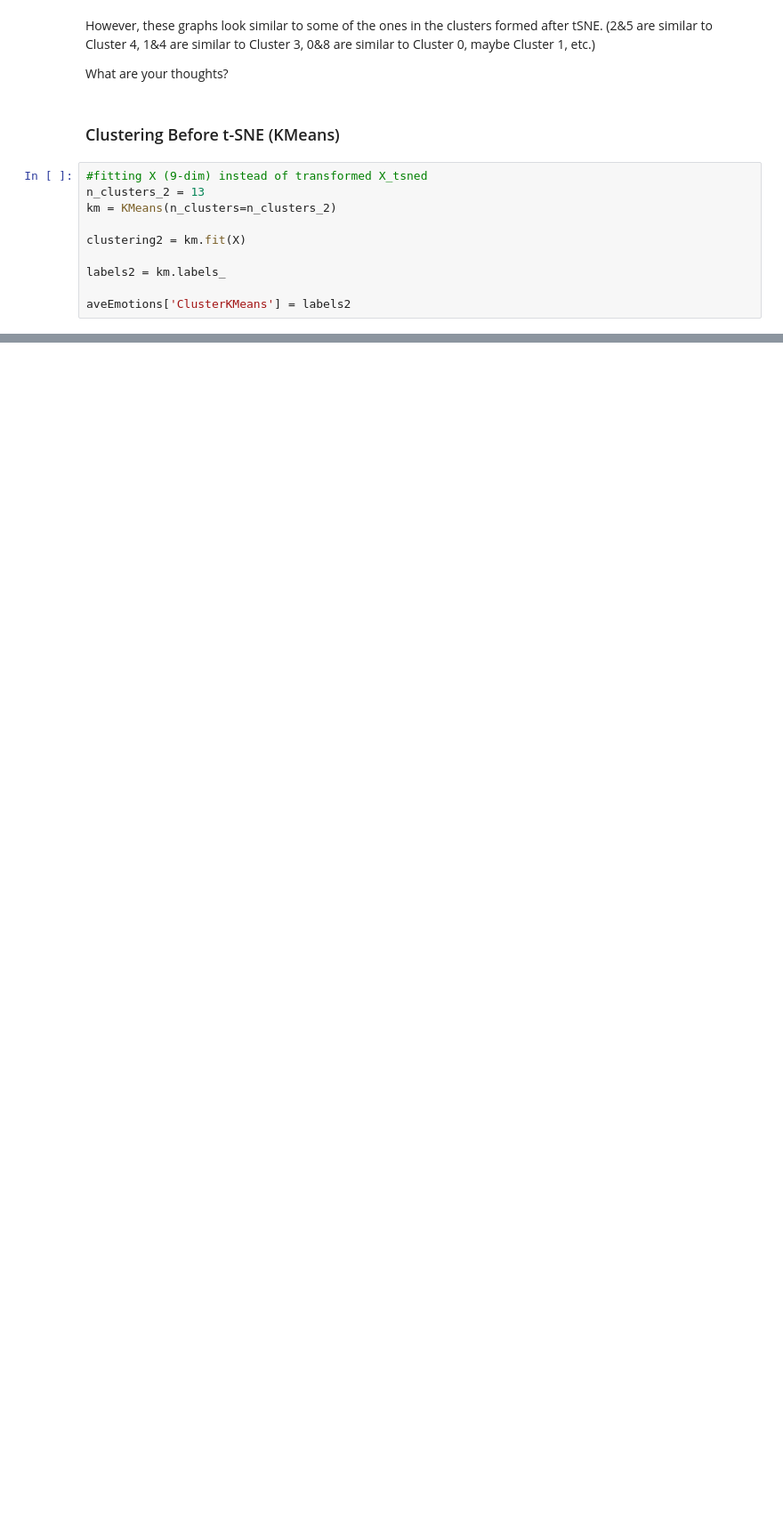
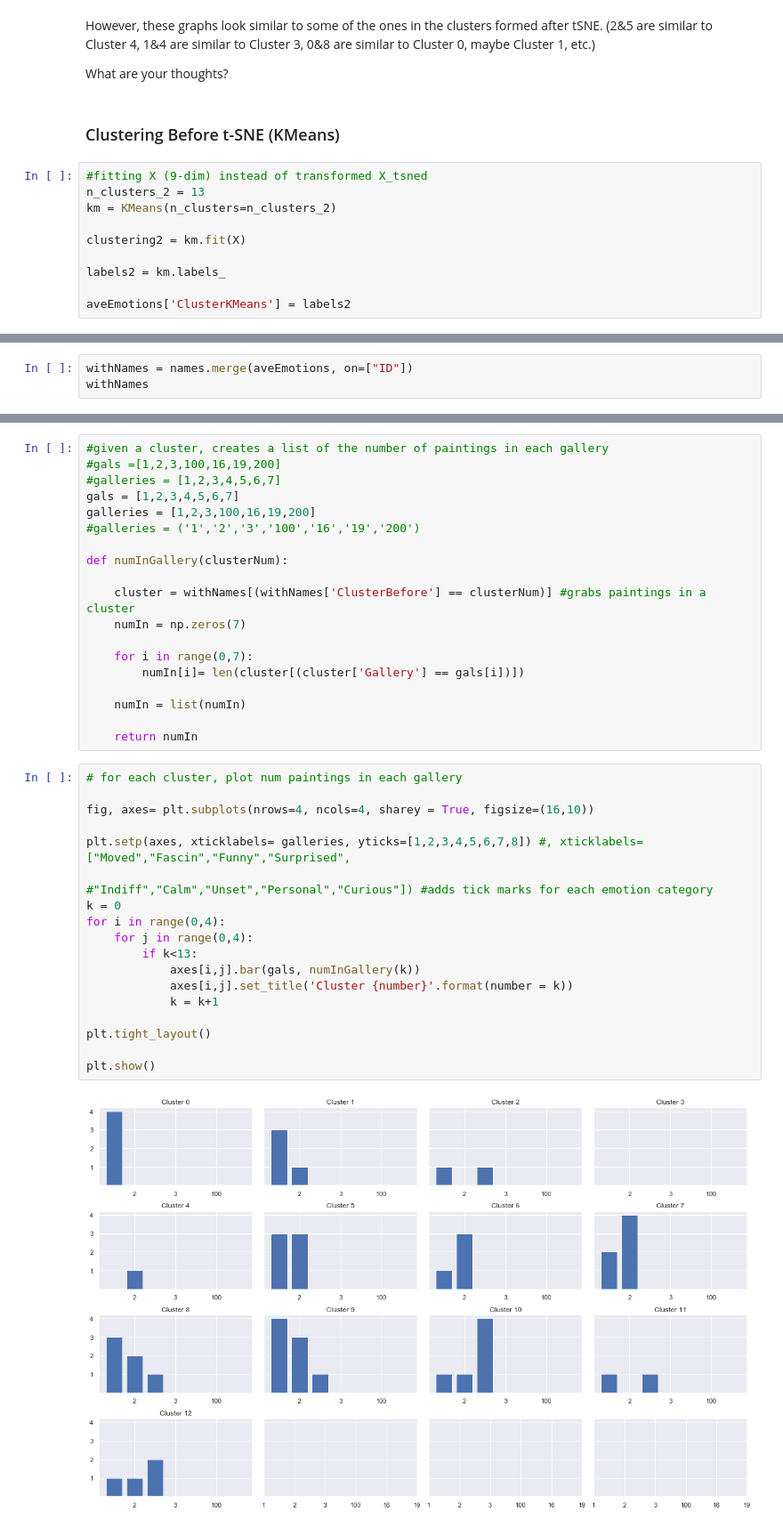
Before and after one commit to roberttwomey/art-and-empathy, a Jupyter notebook: sdma_clustering.ipynb, the cells around one changed output, grey strips where cells are left out. Shown: that part at 89% size. Saved outputs shown, nothing was run; the diff lists cells and outputs as text; blank space fills up the shorter version.

Commit message:
additional clustering analysis

```diff
--- a/sdma_clustering.ipynb
+++ b/sdma_clustering.ipynb
@@ -355,0 +377,3 @@ plt.show()
+# %%
+withNames = names.merge(aveEmotions, on=["ID"])
+withNames
@@ -355,0 +394,39 @@ plt.show()
+# %%
+#given a cluster, creates a list of the number of paintings in each gallery
+#gals =[1,2,3,100,16,19,200]
+#galleries = [1,2,3,4,5,6,7]
+gals = [1,2,3,4,5,6,7]
+galleries = [1,2,3,100,16,19,200]
+#galleries = ('1','2','3','100','16','19','200')
+
+def numInGallery(clusterNum):
+
+    cluster = withNames[(withNames['ClusterBefore'] == clusterNum)] #grabs paintings in a cluster
+    numIn = np.zeros(7)
+
+    for i in range(0,7):
+        numIn[i]= len(cluster[(cluster['Gallery'] == gals[i])])
+
+    numIn = list(numIn)
+
+    return numIn
+# %%
+# for each cluster, plot num paintings in each gallery
+
+fig, axes= plt.subplots(nrows=4, ncols=4, sharey = True, figsize=(16,10))
+
+plt.setp(axes, xticklabels= galleries, yticks=[1,2,3,4,5,6,7,8]) #, xticklabels=["Moved","Fascin","Funny","Surprised",
+                                                        #"Indiff","Calm","Unset","Personal","Curious"]) #adds tick marks for each emotion category
+k = 0
+for i in range(0,4):
+    for j in range(0,4):
+        if k<13:
+            axes[i,j].bar(gals, numInGallery(k))
+            axes[i,j].set_title('Cluster {number}'.format(number = k))
+            k = k+1
+
+plt.tight_layout()
+
+plt.show()
+# %% [output]
+[figure, added]
```
Also changed, not shown: parts of 8 cells of this notebook, 1 other file.
